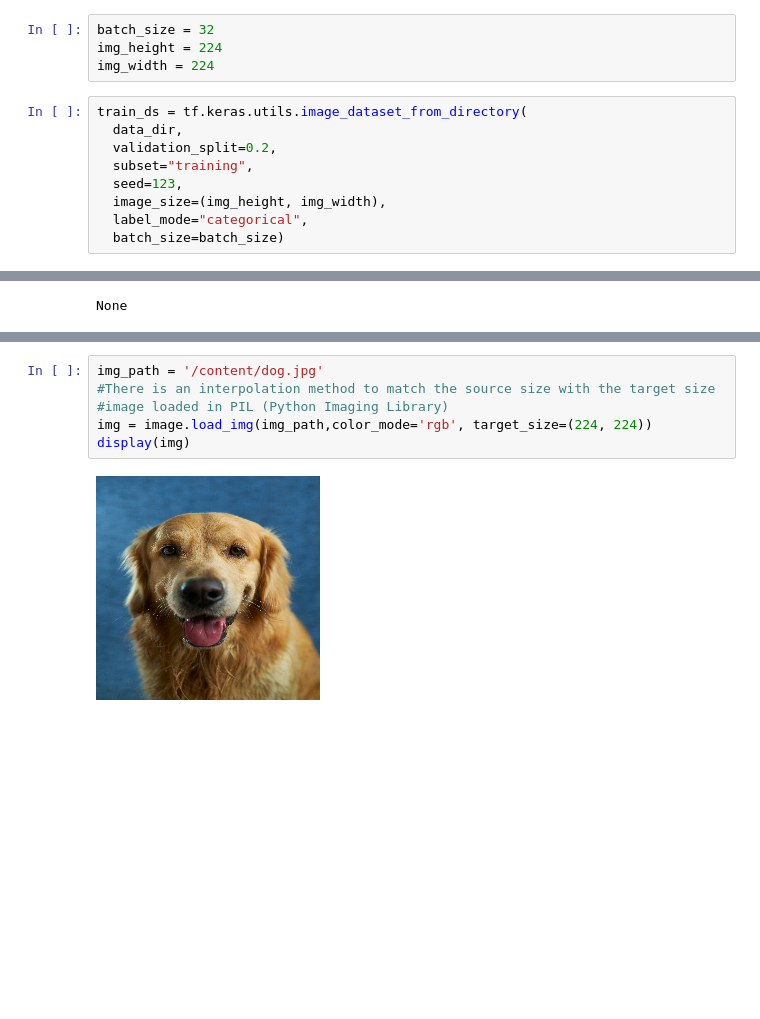
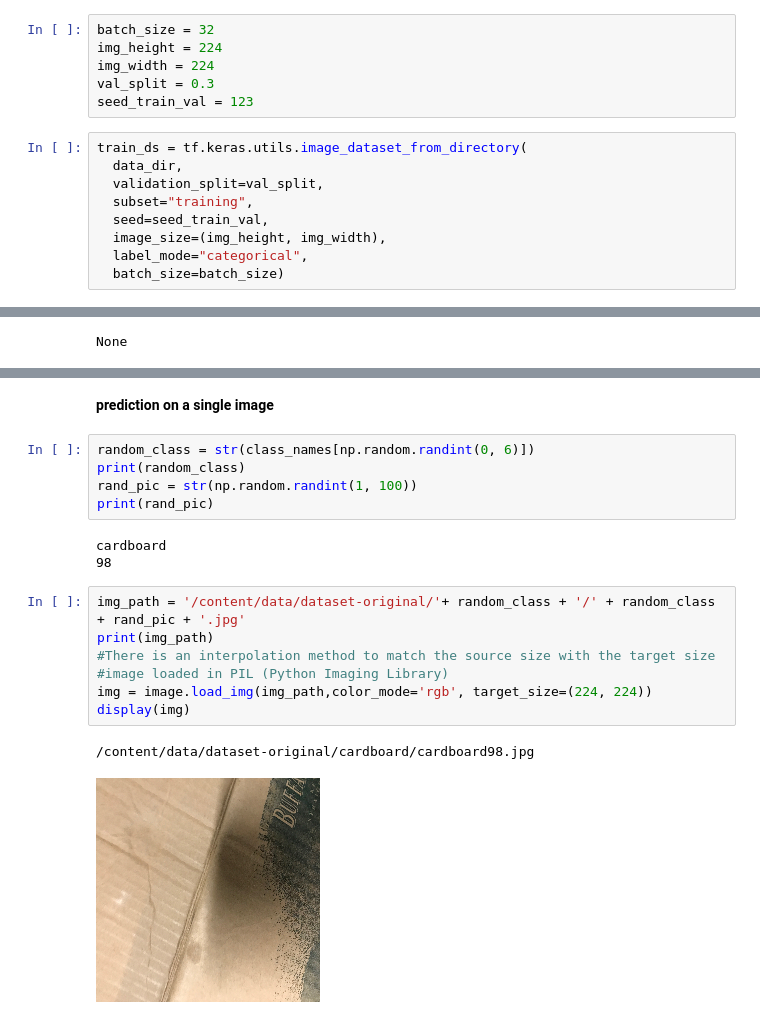
Before and after one commit to odeya-shnaps/waste-classifier, a Jupyter notebook: waste_sorter.ipynb, the cells around one changed output, grey strips where cells are left out. Saved outputs shown, nothing was run; the diff lists cells and outputs as text; blank space fills up the shorter version.

```diff
--- a/waste_sorter.ipynb
+++ b/waste_sorter.ipynb
@@ -36,12 +37,14 @@ print(count)
 batch_size = 32
 img_height = 224
 img_width = 224
+val_split = 0.3
+seed_train_val = 123
 # %%
 train_ds = tf.keras.utils.image_dataset_from_directory(
   data_dir,
-  validation_split=0.2,
+  validation_split=val_split,
   subset="training",
-  seed=123,
+  seed=seed_train_val,
   image_size=(img_height, img_width),
   label_mode="categorical",
   batch_size=batch_size)
@@ -210,11 +221,23 @@ Epoch 6/10
+# %% [markdown]
+**prediction on a single image**
+# %%
+random_class = str(class_names[np.random.randint(0, 6)])
+print(random_class)
+rand_pic = str(np.random.randint(1, 100))
+print(rand_pic)
+# %% [output]
+cardboard
+98
 # %%
-img_path = '/content/dog.jpg'
+img_path = '/content/data/dataset-original/'+ random_class + '/' + random_class + rand_pic + '.jpg'
+print(img_path)
 #There is an interpolation method to match the source size with the target size
 #image loaded in PIL (Python Imaging Library)
 img = image.load_img(img_path,color_mode='rgb', target_size=(224, 224))
 display(img)
 # %% [output]
+/content/data/dataset-original/cardboard/cardboard98.jpg
-[figure, old version]
+[figure, new version]
 # %%
 # Converts a PIL Image to 3D Numy Array
 x = image.img_to_array(img)
```
Also changed, not shown: parts of 16 cells of this notebook.
